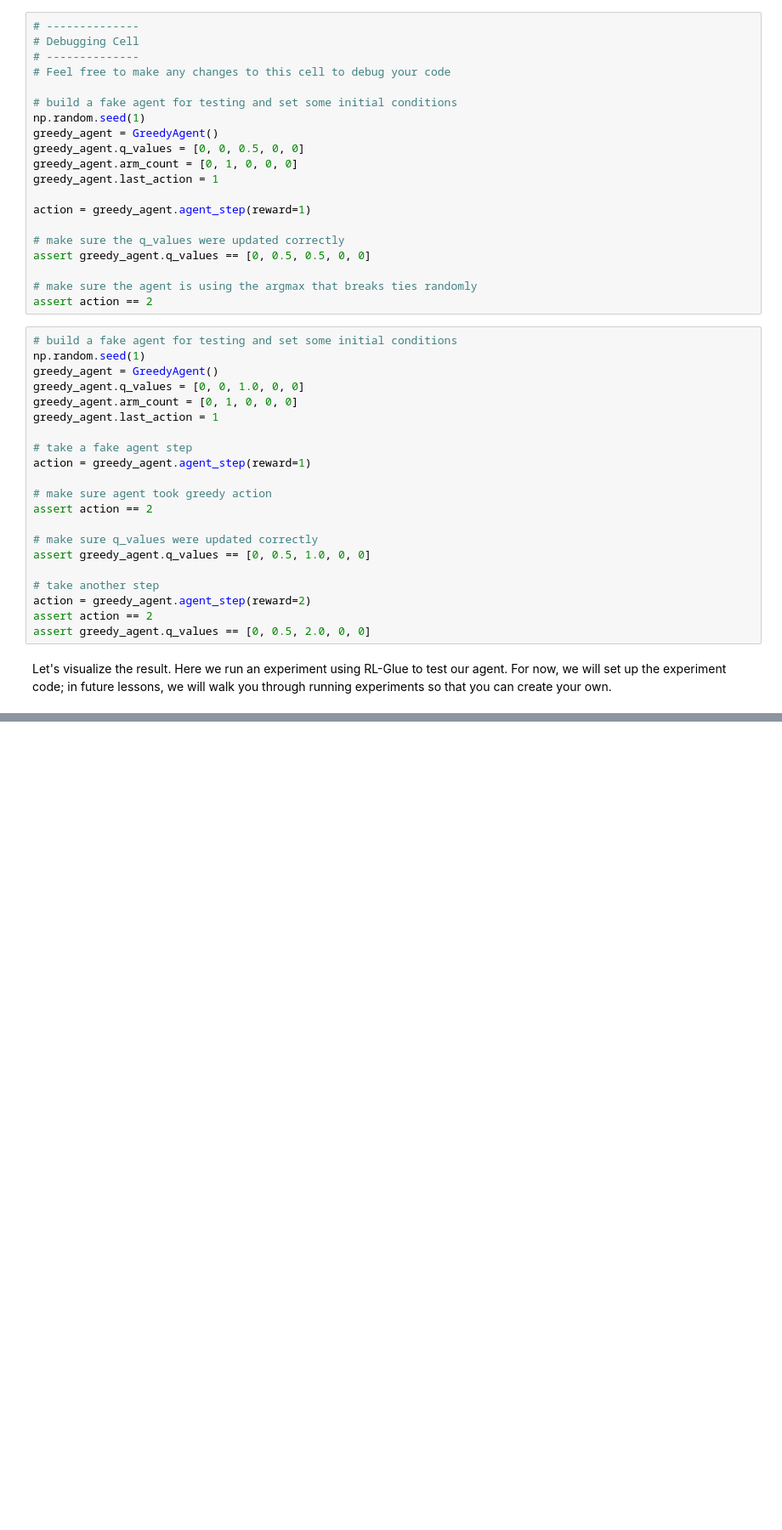
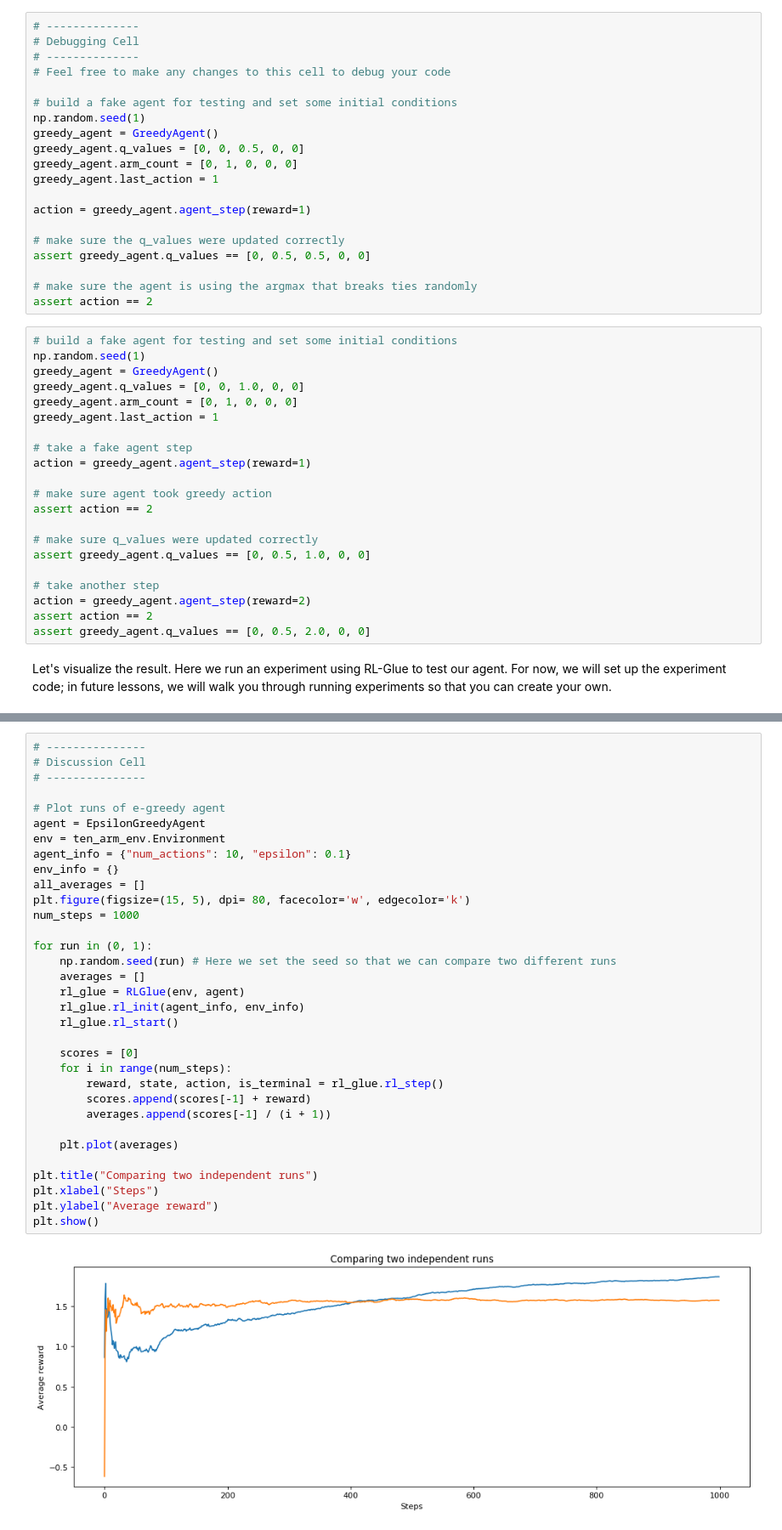
Before and after one commit to ArkaStark/Artificial_Intelligence, a Jupyter notebook: RL/Bandit.ipynb, the cells around one changed output, grey strips where cells are left out. Shown: that part at 85% size. Saved outputs shown, nothing was run; the diff lists cells and outputs as text; blank space fills up the shorter version.

```diff
--- a/RL/Bandit.ipynb
+++ b/RL/Bandit.ipynb
@@ -201,0 +372,35 @@ plt.show()
+# %%
+# ---------------
+# Discussion Cell
+# ---------------
+
+# Plot runs of e-greedy agent
+agent = EpsilonGreedyAgent
+env = ten_arm_env.Environment
+agent_info = {"num_actions": 10, "epsilon": 0.1}
+env_info = {}
+all_averages = []
+plt.figure(figsize=(15, 5), dpi= 80, facecolor='w', edgecolor='k')
+num_steps = 1000
+
+for run in (0, 1):
+    np.random.seed(run) # Here we set the seed so that we can compare two different runs
+    averages = []
+    rl_glue = RLGlue(env, agent)
+    rl_glue.rl_init(agent_info, env_info)
+    rl_glue.rl_start()
+
+    scores = [0]
+    for i in range(num_steps):
+        reward, state, action, is_terminal = rl_glue.rl_step()
+        scores.append(scores[-1] + reward)
+        averages.append(scores[-1] / (i + 1))
+
+    plt.plot(averages)
+
+plt.title("Comparing two independent runs")
+plt.xlabel("Steps")
+plt.ylabel("Average reward")
+plt.show()
+# %% [output]
+[figure, added]
```
Also changed, not shown: parts of 26 cells of this notebook.
